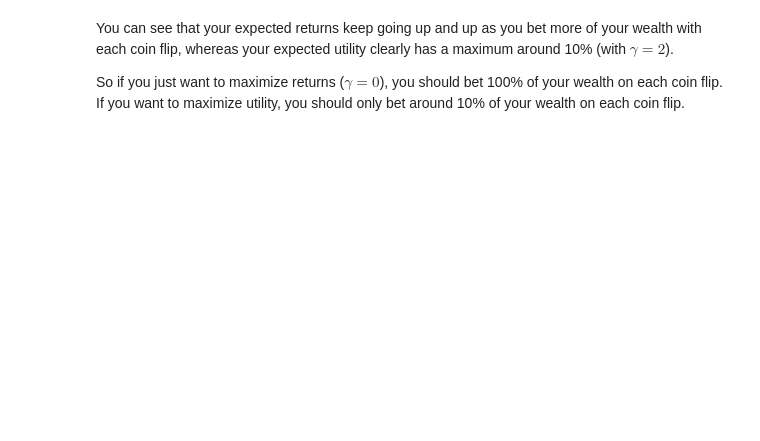
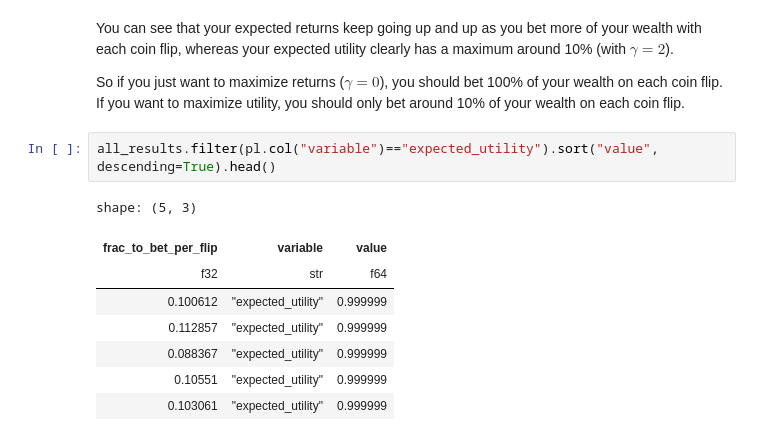
Before and after one commit to jaryaman/financial-decisions, a Jupyter notebook: notebooks/1-crra-utility.ipynb, the cells around one changed output. Cells and saved outputs as stored; diff of their text form; blank space fills up the shorter version.

```diff
--- a/notebooks/1-crra-utility.ipynb
+++ b/notebooks/1-crra-utility.ipynb
@@ -125,3 +126,14 @@ g.map(sb.lineplot, "frac_to_bet_per_flip", "value");
 You can see that your expected returns keep going up and up as you bet more of your wealth with each coin flip, whereas your expected utility clearly has a maximum around 10% (with $\gamma=2$).
 
 So if you just want to maximize returns ($\gamma=0$), you should bet 100\% of your wealth on each coin flip. If you want to maximize utility, you should only bet around 10% of your wealth on each coin flip.
+# %%
+all_results.filter(pl.col("variable")=="expected_utility").sort("value", descending=True).head()
+# %% [output]
+shape: (5, 3)
+| frac_to_bet_per_flip | variable | value |
+| f32 | str | f64 |
+| 0.100612 | "expected_utility" | 0.999999 |
+| 0.112857 | "expected_utility" | 0.999999 |
+| 0.088367 | "expected_utility" | 0.999999 |
+| 0.10551 | "expected_utility" | 0.999999 |
+| 0.103061 | "expected_utility" | 0.999999 |
```
Also changed, not shown: parts of 1 cell of this notebook.
